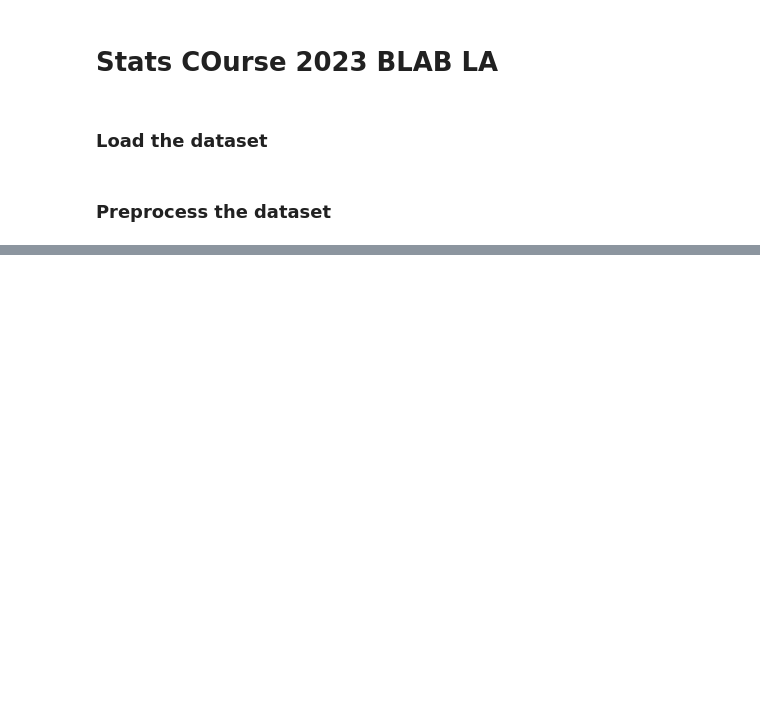
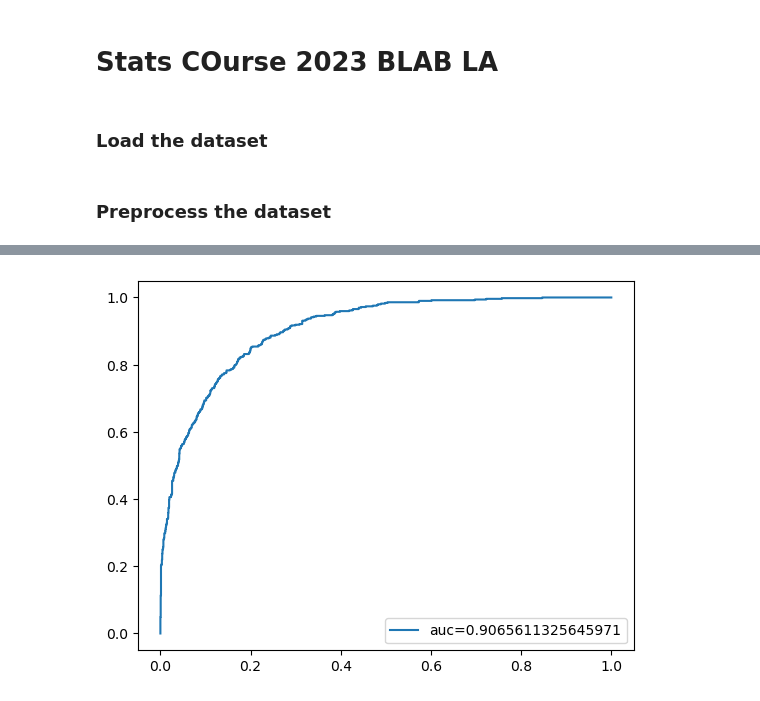
Before and after one commit to FelixDou/AppStats2023, a Jupyter notebook: train.ipynb, the cells around one changed output, grey strips where cells are left out. Saved outputs shown, nothing was run; the diff lists cells and outputs as text; code cells hidden in the pictures; blank space fills up the shorter version.

```diff
--- a/train.ipynb
+++ b/train.ipynb
@@ -55,0 +204,5 @@ X_train, X_test, y_train, y_test = preprocess_data(df)
+# %%
+# Example usage (replace with your actual data):
+best_xgb_model, xgb_metrics = train_xgboost_with_gridsearch(X_train, y_train, X_test, y_test)
+print("Best Model Parameters:", best_xgb_model.get_params())
+print("Evaluation Metrics:", xgb_metrics)
@@ -55,0 +227,12 @@ X_train, X_test, y_train, y_test = preprocess_data(df)
+# %%
+# Plot AUC and ROC
+from sklearn.metrics import roc_curve, auc
+import matplotlib.pyplot as plt
+y_pred_proba = best_xgb_model.predict_proba(X_test)[::,1]
+fpr, tpr, _ = roc_curve(y_test,  y_pred_proba)
+auc = auc(fpr,tpr)
+plt.plot(fpr,tpr,label="auc="+str(auc))
+plt.legend(loc=4)
+plt.show()
+# %% [output]
+[figure, added]
```
Also changed, not shown: parts of 13 cells of this notebook.
